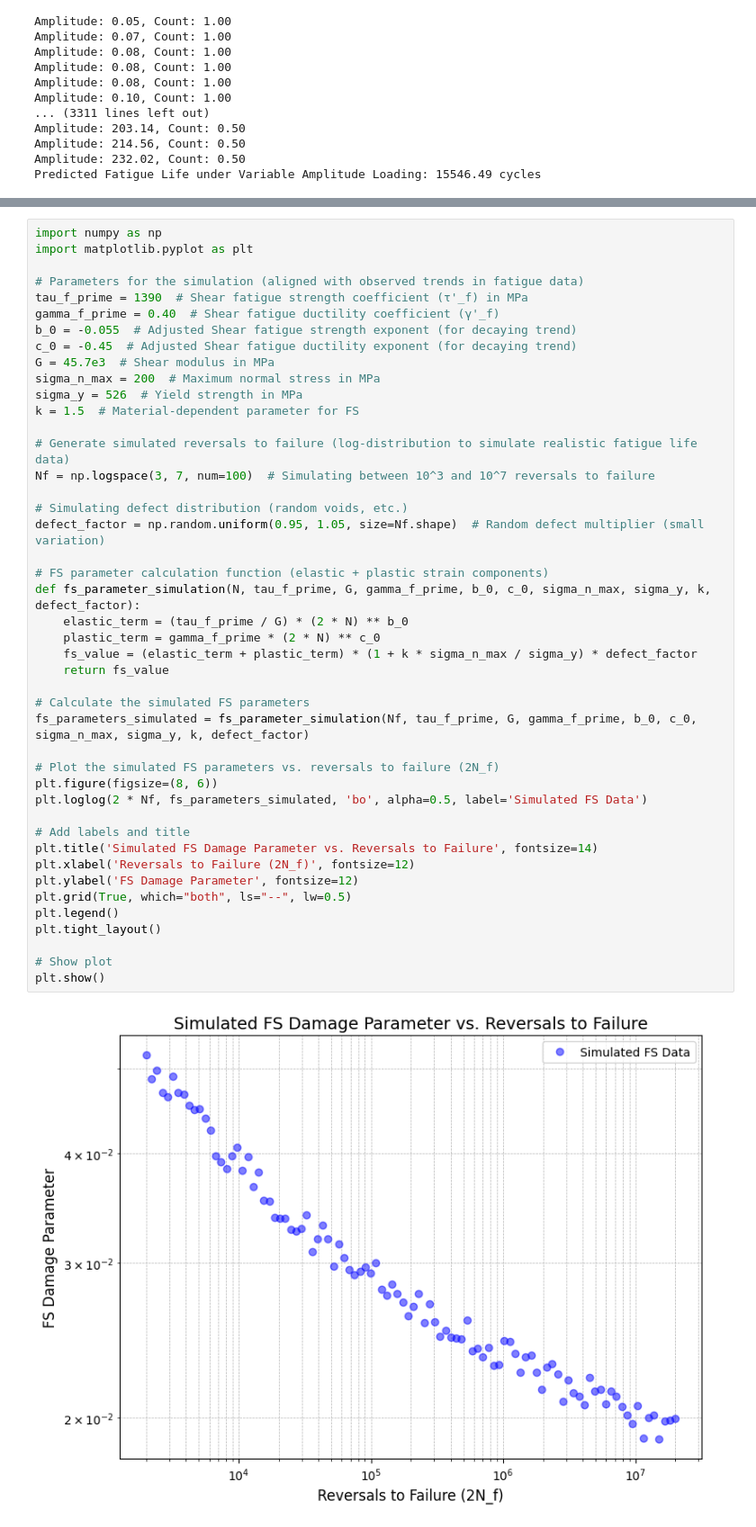
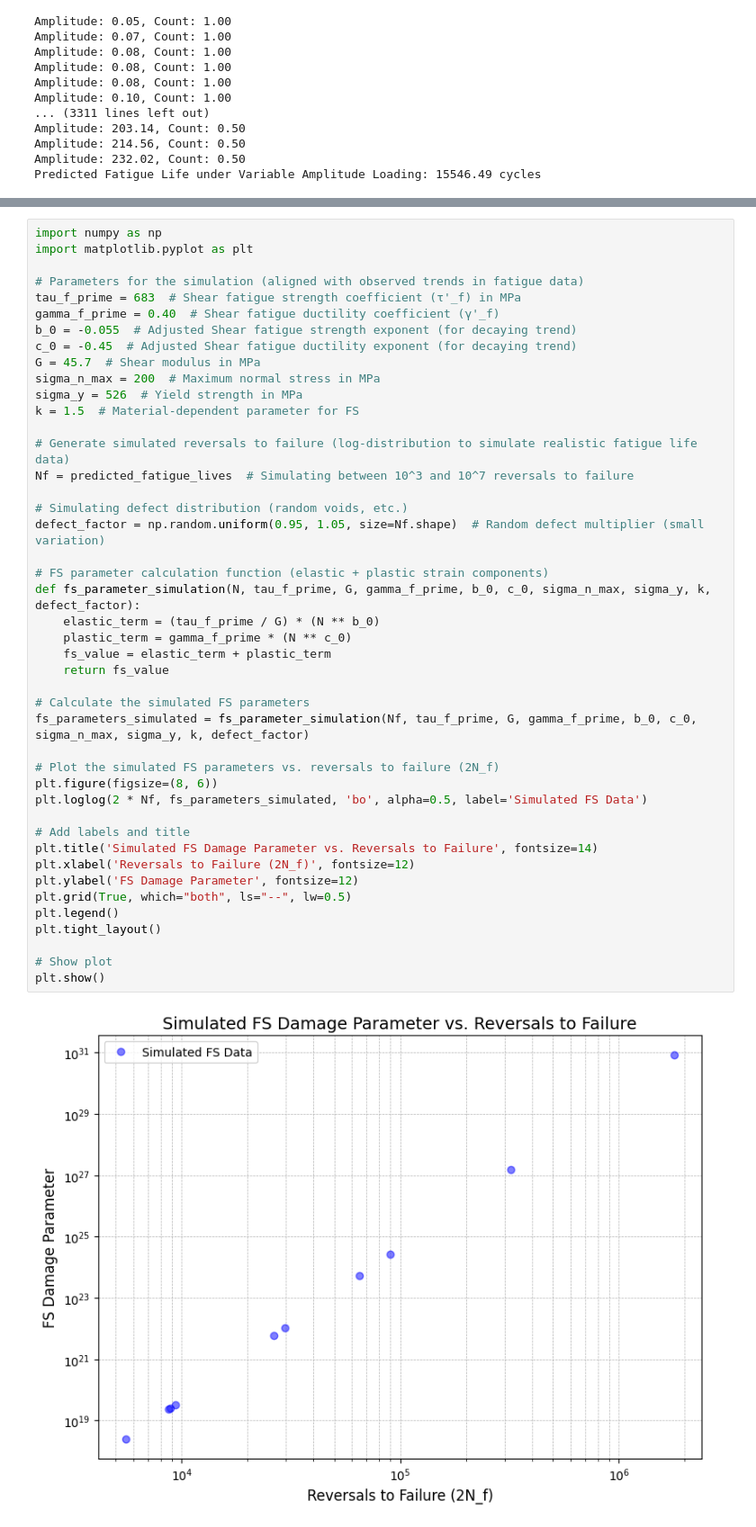
Before and after one commit to Anyi01/Project-VAL-modeling, a Jupyter notebook: Simulation_VAL.ipynb, the cells around one changed output, grey strips where cells are left out. Shown at 90% size. Saved outputs shown, nothing was run; the diff lists cells and outputs as text.

```diff
--- a/Simulation_VAL.ipynb
+++ b/Simulation_VAL.ipynb
@@ -66,44 +211,44 @@ import numpy as np
 import matplotlib.pyplot as plt
 
 # Parameters for the simulation (aligned with observed trends in fatigue data)
-tau_f_prime = 1390  # Shear fatigue strength coefficient (τ'_f) in MPa
+tau_f_prime = 683  # Shear fatigue strength coefficient (τ'_f) in MPa
 gamma_f_prime = 0.40  # Shear fatigue ductility coefficient (γ'_f)
 b_0 = -0.055  # Adjusted Shear fatigue strength exponent (for decaying trend)
 c_0 = -0.45  # Adjusted Shear fatigue ductility exponent (for decaying trend)
-G = 45.7e3  # Shear modulus in MPa
+G = 45.7  # Shear modulus in MPa
 sigma_n_max = 200  # Maximum normal stress in MPa
 sigma_y = 526  # Yield strength in MPa
 k = 1.5  # Material-dependent parameter for FS
 
 # Generate simulated reversals to failure (log-distribution to simulate realistic fatigue life data)
-Nf = np.logspace(3, 7, num=100)  # Simulating between 10^3 and 10^7 reversals to failure
+Nf = predicted_fatigue_lives  # Simulating between 10^3 and 10^7 reversals to failure
 
 # Simulating defect distribution (random voids, etc.)
 defect_factor = np.random.uniform(0.95, 1.05, size=Nf.shape)  # Random defect multiplier (small variation)
 
 # FS parameter calculation function (elastic + plastic strain components)
 def fs_parameter_simulation(N, tau_f_prime, G, gamma_f_prime, b_0, c_0, sigma_n_max, sigma_y, k, defect_factor):
-    elastic_term = (tau_f_prime / G) * (2 * N) ** b_0
-    plastic_term = gamma_f_prime * (2 * N) ** c_0
-    fs_value = (elastic_term + plastic_term) * (1 + k * sigma_n_max / sigma_y) * defect_factor
+    elastic_term = (tau_f_prime / G) * (N ** b_0)
+    plastic_term = gamma_f_prime * (N ** c_0)
+    fs_value = elastic_term + plastic_term
     return fs_value
 
 # Calculate the simulated FS parameters
 fs_parameters_simulated = fs_parameter_simulation(Nf, tau_f_prime, G, gamma_f_prime, b_0, c_0, sigma_n_max, sigma_y, k, defect_factor)
 
 # Plot the simulated FS parameters vs. reversals to failure (2N_f)
 plt.figure(figsize=(8, 6))
 plt.loglog(2 * Nf, fs_parameters_simulated, 'bo', alpha=0.5, label='Simulated FS Data')
 
 # Add labels and title
 plt.title('Simulated FS Damage Parameter vs. Reversals to Failure', fontsize=14)
 plt.xlabel('Reversals to Failure (2N_f)', fontsize=12)
 plt.ylabel('FS Damage Parameter', fontsize=12)
 plt.grid(True, which="both", ls="--", lw=0.5)
 plt.legend()
 plt.tight_layout()
 
 # Show plot
 plt.show()
 # %% [output]
-[figure, old version]
+[figure, new version]
```
Also changed, not shown: parts of 2 cells of this notebook.
